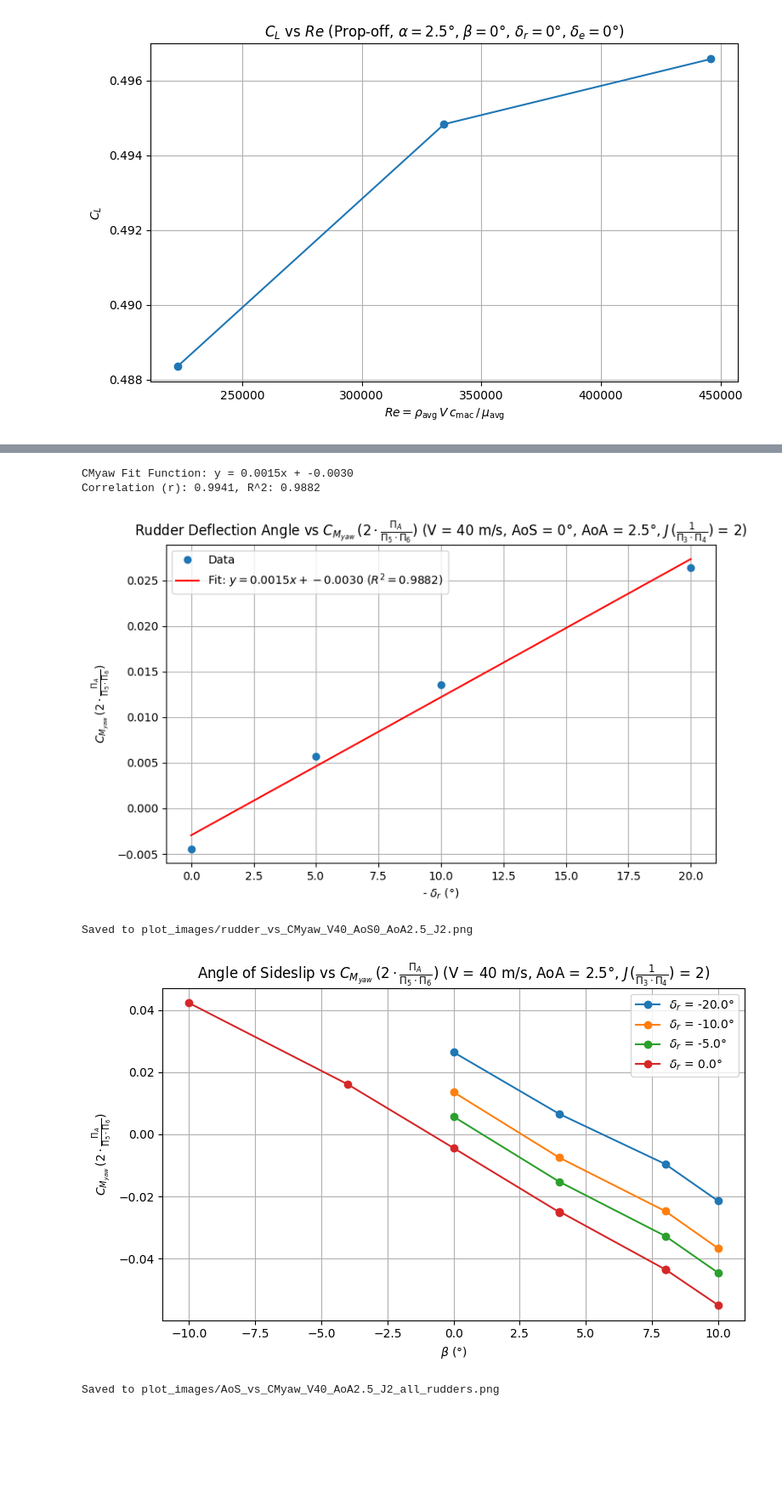
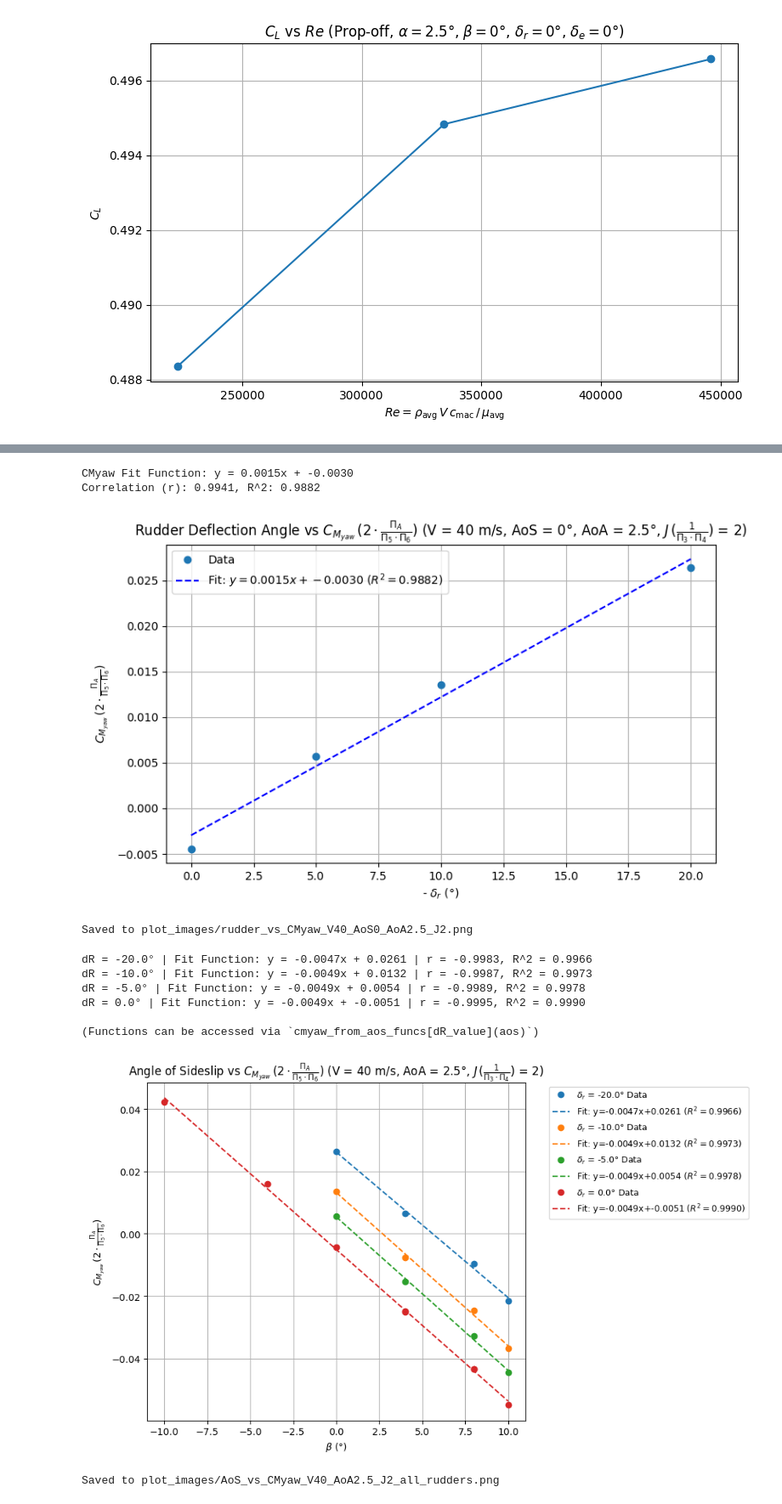
Before and after one commit to DCdeJong2002/Group_15_Redo_BAL, a Jupyter notebook: data_plotter.ipynb, the cells around one changed output, grey strips where cells are left out. Shown at 85% size. Drawn from its saved outputs; the diff is of its cells as text; code cells hidden in the pictures; blank space fills up the shorter version.

```diff
--- a/data_plotter.ipynb
+++ b/data_plotter.ipynb
@@ -192,7 +192,7 @@ y_fit = cmyaw_from_dr(x_fit)
 ax.plot(
     x_fit, y_fit,
     linestyle="--",
-    color="red",
+    color="blue",
     label=rf"Fit: $y = {slope_cmyaw:.4f}x + {intercept_cmyaw:.4f}$ ($R^2={r_squared_cmyaw:.4f}$)"
 )
 
@@ -209,37 +209,80 @@ print("Saved to plot_images/rudder_vs_CMyaw_V40_AoS0_AoA2.5_J2.png")
 # %% [output]
 CMyaw Fit Function: y = 0.0015x + -0.0030
 Correlation (r): 0.9941, R^2: 0.9882
-[figure, old version]
+[figure, new version]
 Saved to plot_images/rudder_vs_CMyaw_V40_AoS0_AoA2.5_J2.png
 # %%
 import matplotlib.pyplot as plt
+import numpy as np
 
 df_filtered = df[(df["V_round"] == 40) & (df["AoA_round"] == 2.5) & (df["J_round"] == 2)]
 
-fig, ax = plt.subplots(figsize=(8, 5))
+fig, ax = plt.subplots(figsize=(10, 6))
+
+# Dictionary to store interpolation functions for each rudder
+cmyaw_from_aos_funcs = {}
 
 for rudder, group in df_filtered.groupby("dR"):
     group_sorted = group.sort_values("AoS_round")
+
+    x = group_sorted["AoS_round"].values
+    y = group_sorted["CMyaw"].values
+
+    # Calculate linear fit
+    slope, intercept = np.polyfit(x, y, 1)
+    r_matrix = np.corrcoef(x, y)
+    r_val = r_matrix[0, 1]
+    r_squared = r_val**2
+
+    print(f"dR = {rudder}° | Fit Function: y = {slope:.4f}x + {intercept:.4f} | r = {r_val:.4f}, R^2 = {r_squared:.4f}")
+
+    # Store function in dictionary for later use
+    cmyaw_from_aos_funcs[rudder] = lambda aos, m=slope, c=intercept: m * aos + c
+
+    # Plot original data
+    # Compatible with newer matplotlib (avoid private ax._get_lines.prop_cycler)
+    colors = plt.rcParams["axes.prop_cycle"].by_key().get("color", ["C0"])
+    color = colors[(len(cmyaw_from_aos_funcs) - 1) % len(colors)]
     ax.plot(
-        group_sorted["AoS_round"],
-        group_sorted["CMyaw"],
+        x, y,
         marker="o",
-        linestyle="-",
-        label=fr"$\delta_r$ = {rudder}°",
+        linestyle="None",
+        color=color,
+        label=fr"$\delta_r$ = {rudder}° Data",
     )
+
+    # Plot linear fit
+    x_fit = np.linspace(x.min(), x.max(), 100)
+    y_fit = slope * x_fit + intercept
+    ax.plot(
+        x_fit, y_fit,
+        linestyle="--",
+        color=color,
+        label=fr"Fit: y={slope:.4f}x+{intercept:.4f} ($R^2={r_squared:.4f}$)",
+    )
+
+print("\n(Functions can be accessed via `cmyaw_from_aos_funcs[dR_value](aos)`)")
 
 ax.set_xlabel(r"$\beta$ (°)")
 ax.set_ylabel(r"$C_{M_{yaw}} \, (2 \cdot \frac{\Pi_A}{\Pi_5 \cdot \Pi_6})$")
 ax.set_title(r"Angle of Sideslip vs $C_{M_{yaw}} \, (2 \cdot \frac{\Pi_A}{\Pi_5 \cdot \Pi_6})$ (V = 40 m/s, AoA = 2.5°, $J \, (\frac{1}{\Pi_3 \cdot \Pi_4})$ = 2)")
-ax.legend()
+
+# Place legend outside due to many elements
+ax.legend(bbox_to_anchor=(1.05, 1), loc='upper left', fontsize=9)
 ax.grid(True)
 
 plt.tight_layout()
 plt.savefig("plot_images/AoS_vs_CMyaw_V40_AoA2.5_J2_all_rudders.png", dpi=150)
 plt.show()
 print("Saved to plot_images/AoS_vs_CMyaw_V40_AoA2.5_J2_all_rudders.png")
 # %% [output]
+dR = -20.0° | Fit Function: y = -0.0047x + 0.0261 | r = -0.9983, R^2 = 0.9966
+dR = -10.0° | Fit Function: y = -0.0049x + 0.0132 | r = -0.9987, R^2 = 0.9973
+dR = -5.0° | Fit Function: y = -0.0049x + 0.0054 | r = -0.9989, R^2 = 0.9978
+dR = 0.0° | Fit Function: y = -0.0049x + -0.0051 | r = -0.9995, R^2 = 0.9990
+
+(Functions can be accessed via `cmyaw_from_aos_funcs[dR_value](aos)`)
-[figure, old version]
+[figure, new version]
-Saved to plot_images/AoS_vs_CMyaw_V40_AoA2.5_J2_all_rudders.png
+Saved to plot_images/AoS_vs_CMyaw_V40_AoA2.5_J2_all_rudders.png
 # %%
 import os
```
Also changed, not shown: parts of 5 cells of this notebook.
